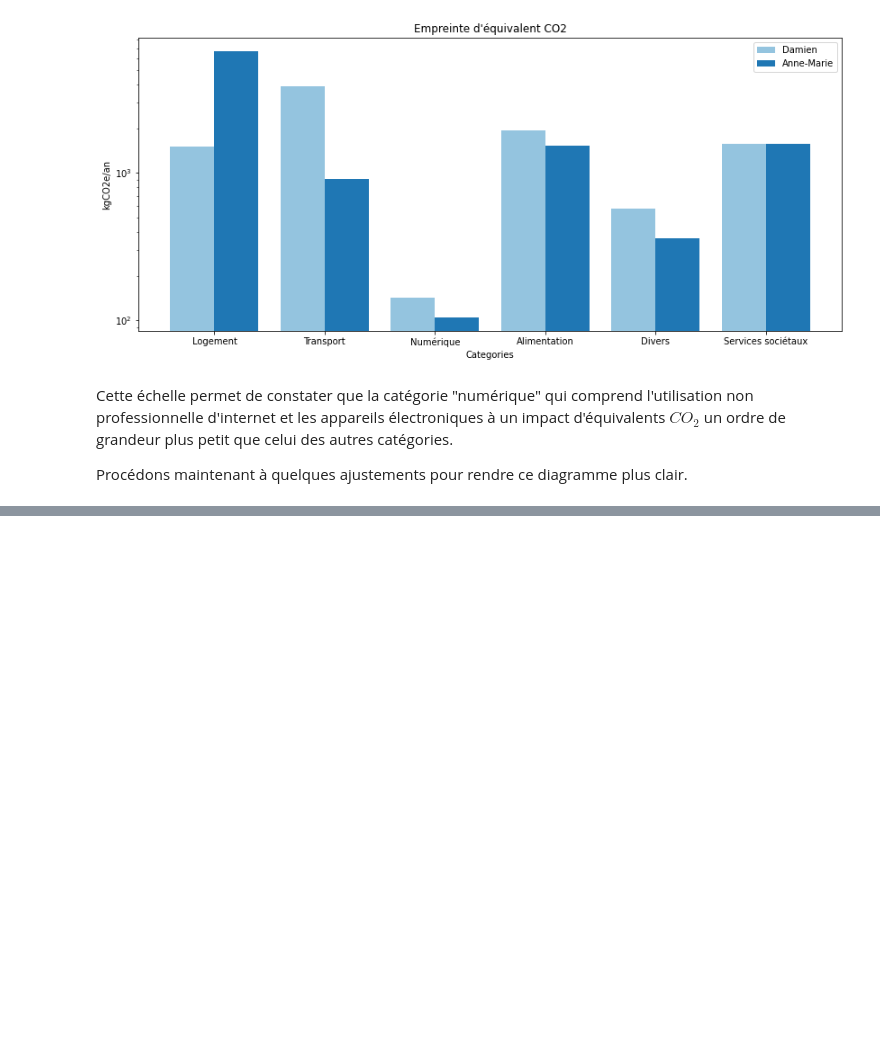
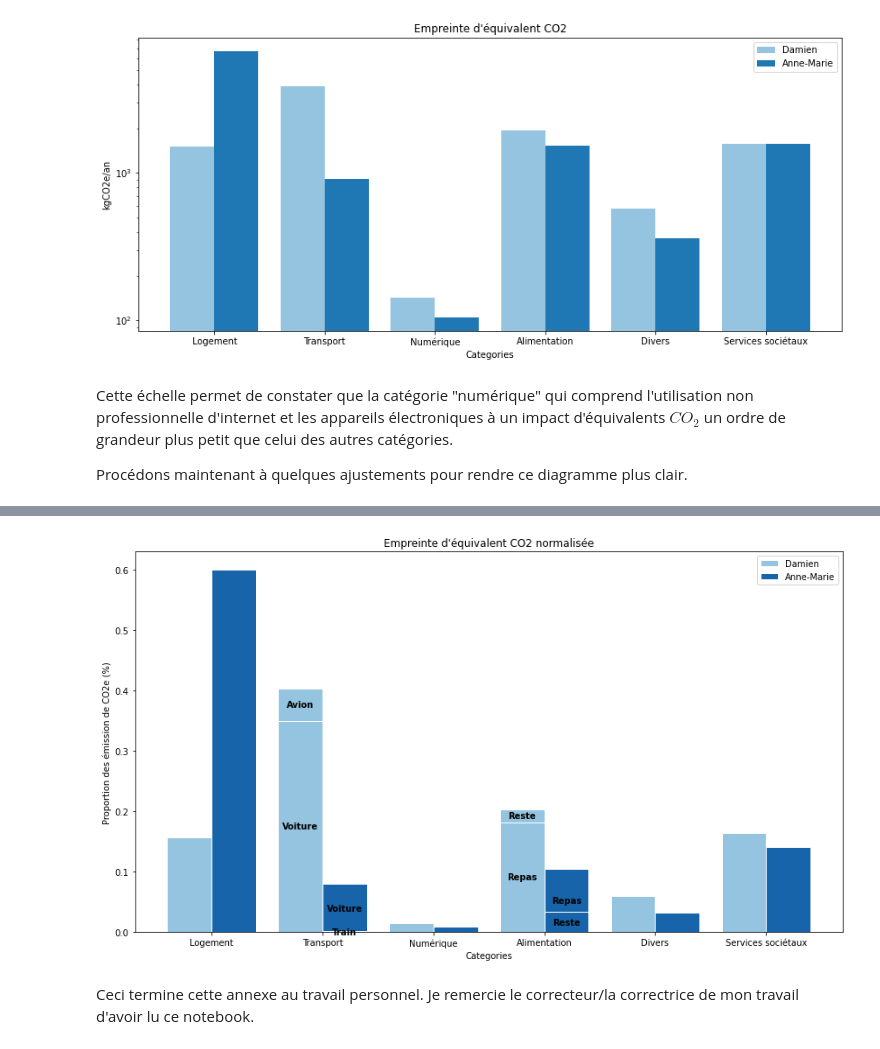
Before and after one commit to d-delattre/Envi-F1001-Travail-personnel, a Jupyter notebook: ENVI-F1001.ipynb, the cells around one changed output, grey strips where cells are left out. Cells and saved outputs as stored; diff of their text form; code cells hidden in the pictures; blank space fills up the shorter version.

```diff
--- a/ENVI-F1001.ipynb
+++ b/ENVI-F1001.ipynb
@@ -156,8 +165,8 @@ Ces diagrammes permettent de voir quelles sont les proportions de chaque catégo
 
 Nous pouvons faire un diagramme en 3 dimensions pour comparer directement les deux empreintes $CO_2e$ directement selon les catégories.
 # %%
-data1 = [empreinte_p1["logement"], empreinte_p1["transport"], empreinte_p1["numérique"], empreinte_p1["alimentation"], empreinte_p1["textile"]+empreinte_p1["électroménager"]+empreinte_p1["autre produits"], empreinte_p1["services sociétaux"]]
-data2 = [empreinte_p2["logement"], empreinte_p2["transport"], empreinte_p2["numérique"], empreinte_p2["alimentation"], empreinte_p2["textile"]+empreinte_p2["électroménager"]+empreinte_p2["autre produits"], empreinte_p2["services sociétaux"]]
+data1 = np.array([empreinte_p1["logement"], empreinte_p1["transport"], empreinte_p1["numérique"], empreinte_p1["alimentation"], empreinte_p1["textile"]+empreinte_p1["électroménager"]+empreinte_p1["autre produits"], empreinte_p1["services sociétaux"]])
+data2 = np.array([empreinte_p2["logement"], empreinte_p2["transport"], empreinte_p2["numérique"], empreinte_p2["alimentation"], empreinte_p2["textile"]+empreinte_p2["électroménager"]+empreinte_p2["autre produits"], empreinte_p2["services sociétaux"]])
 labels = "Logement", "Transport", "Numérique", "Alimentation", "Divers", "Services sociétaux"
 
 fig = plt.figure(figsize=(10, 10))
@@ -293,0 +303,47 @@ Ceci termine cette annexe au travail personnel. Je remercie le correcteur/la cor
+# %%
+#Remaniement des données pour stacker les différentes contributions à une catégorie.
+data1dd = data1dd/data1.sum()
+data2dd = data2dd/data1.sum()
+data1am = data1am/data2.sum()
+data2am = data2am/data2.sum()
+labels1 = " ", "Voiture", " ", "Repas", " ", " "
+labels2dd = " ", "Avion", " ", "Reste", " ", " "
+labels2am = " ", "Train", " ", "Reste", " ", " "
+
+#Diagramme en batonnets.
+index = np.arange(len(data1dd))
+bar_width = 0.4
+
+fig, ax = plt.subplots(figsize=(14.5,8))
+
+ax1 = ax.bar(index, data1dd, bar_width,
+                label="Damien", color=plt.get_cmap('Blues')(0.4), ec="white")
+ax2 = ax.bar(index, data2dd, bar_width,
+                color=plt.get_cmap('Blues')(0.4), ec='white', bottom=data1dd)
+
+ax3 = ax.bar(index+bar_width, data1am,
+                 bar_width, label="Anne-Marie", ec="white", color=plt.get_cmap('Blues')(0.8))
+ax4 = ax.bar(index+bar_width, data2am,
+                 bar_width, ec="white", color=plt.get_cmap('Blues')(0.8))
+
+ax.bar_label(ax1, labels=labels1, label_type='center', fontweight="bold")
+ax.bar_label(ax3, labels=labels1, label_type='center', fontweight="bold")
+ax.bar_label(ax2, labels=labels2dd, label_type='center', fontweight="bold")
+ax.bar_label(ax4, labels=labels2am, label_type='center', fontweight="bold")
+
+
+ax.set_xlabel('Categories')
+ax.set_ylabel('Proportion des émission de CO2e (%)')
+ax.set_title("Empreinte d'équivalent CO2 normalisée")
+ax.set_xticks(index + bar_width / 2)
+ax.set_xticklabels(labels)
+ax.legend()
+#ax.set_yscale('log')
+
+
+plt.savefig("Empreinte d'équivalent CO2 normalisée")
+plt.show()
+# %% [output]
+[figure, added]
+# %% [markdown]
+Ceci termine cette annexe au travail personnel. Je remercie le correcteur/la correctrice de mon travail d'avoir lu ce notebook.
```
Also changed, not shown: parts of 4 cells of this notebook.
